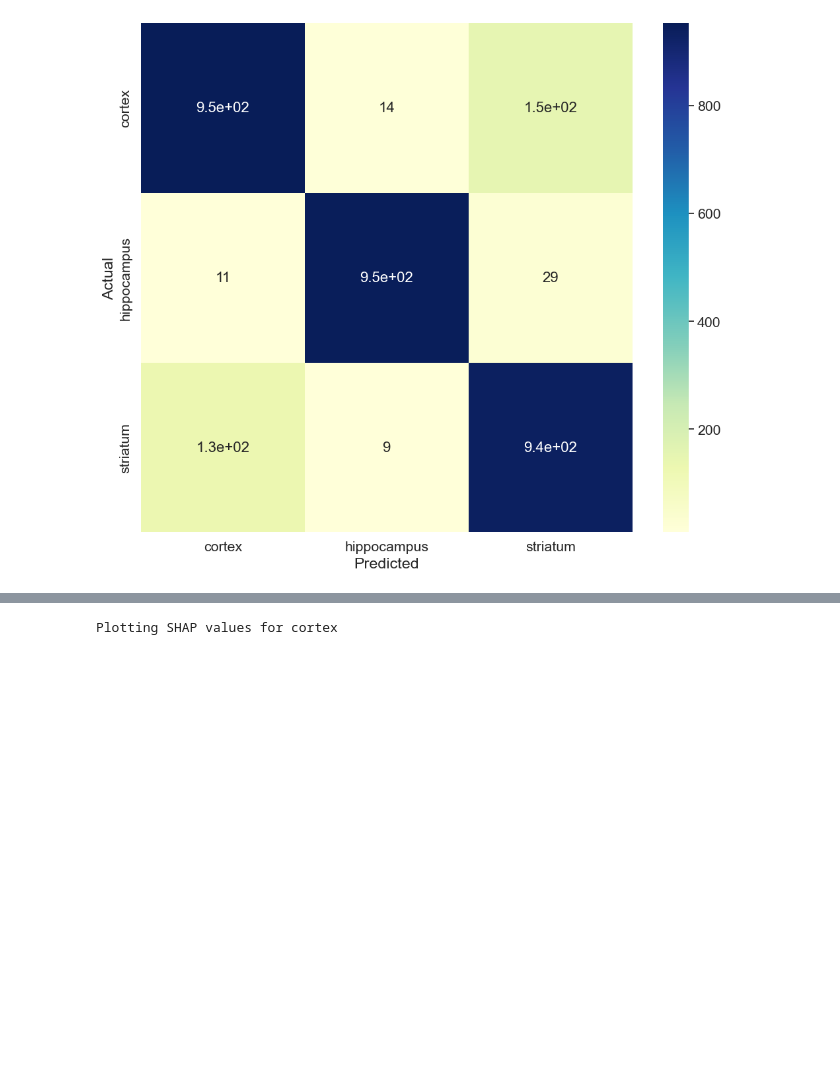
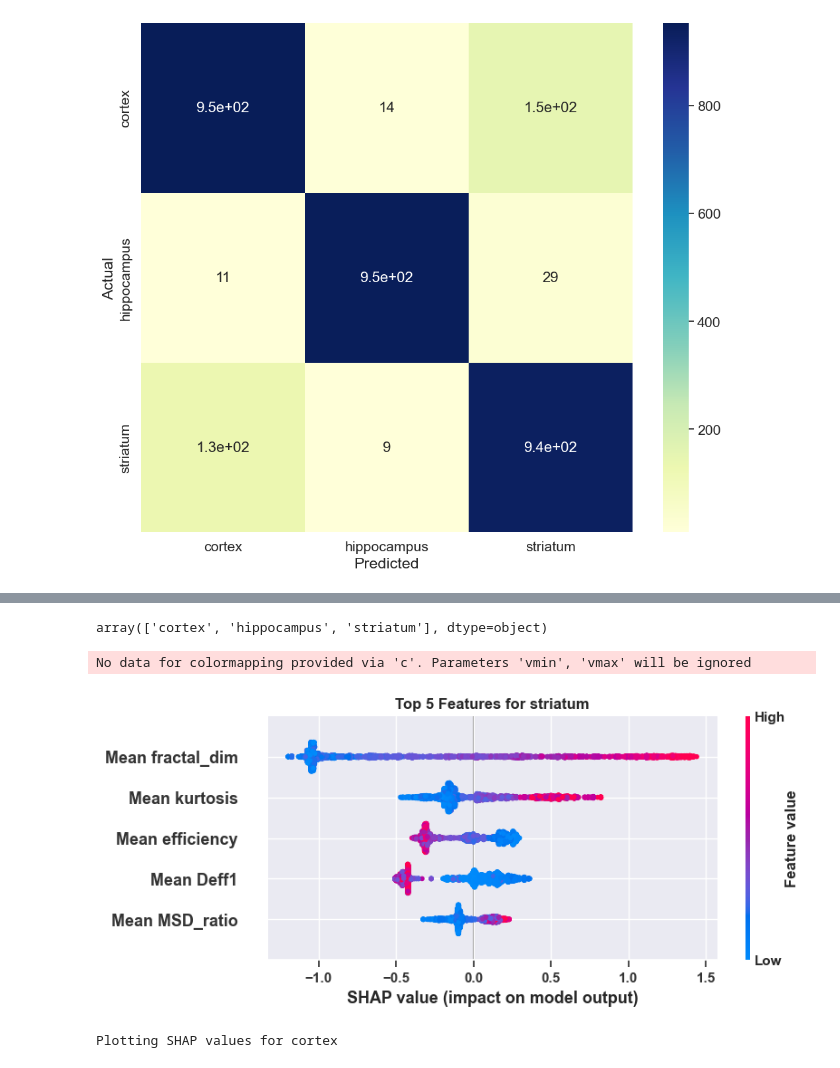
Before and after one commit to Nance-Lab/diff_predictor, a Jupyter notebook: notebooks/publication_notebooks/region_shap_analysis.ipynb, the cells around one changed output, grey strips where cells are left out. Drawn from its saved outputs; the diff is of its cells as text; code cells hidden in the pictures; blank space fills up the shorter version.

```diff
--- a/notebooks/publication_notebooks/region_shap_analysis.ipynb
+++ b/notebooks/publication_notebooks/region_shap_analysis.ipynb
@@ -279,3 +277,26 @@ shap.summary_plot(shap_values, X_test[features], class_names=np.array(class_name
+# %%
+plt.rcParams["font.weight"] = "bold"
+plt.rcParams["axes.labelweight"] = "bold"
+plt.rcParams["font.size"] = 12
+plt.rcParams["axes.labelsize"] = 12
+plt.rcParams["axes.titlesize"] = 12
+plt.rcParams["axes.titleweight"] = "bold"
+plt.rcParams["legend.fontsize"] = 12
+plt.rcParams["xtick.labelsize"] = 12
+plt.rcParams["ytick.labelsize"] = 12
+# %%
+le.classes_
+# %% [output]
+array(['cortex', 'hippocampus', 'striatum'], dtype=object)
+# %%
+shap.summary_plot(shap_values[2], X_test[feature_list], max_display=5, show=False, color_bar=True)
+plt.gcf().axes[-1].set_aspect(50)
+plt.gcf().axes[-1].set_box_aspect(50)
+plt.title(f'Top 5 Features for {le.classes_[2]}')
+plt.savefig('striatum_shap_new.pdf', dpi=300, bbox_inches='tight')
+# %% [output]
+No data for colormapping provided via 'c'. Parameters 'vmin', 'vmax' will be ignored
+[figure, added]
 # %%
 plt.rcParams["font.weight"] = "bold"
 plt.rcParams["axes.labelweight"] = "bold"
```
Also changed, not shown: parts of 1 cell of this notebook, 8 other files.
